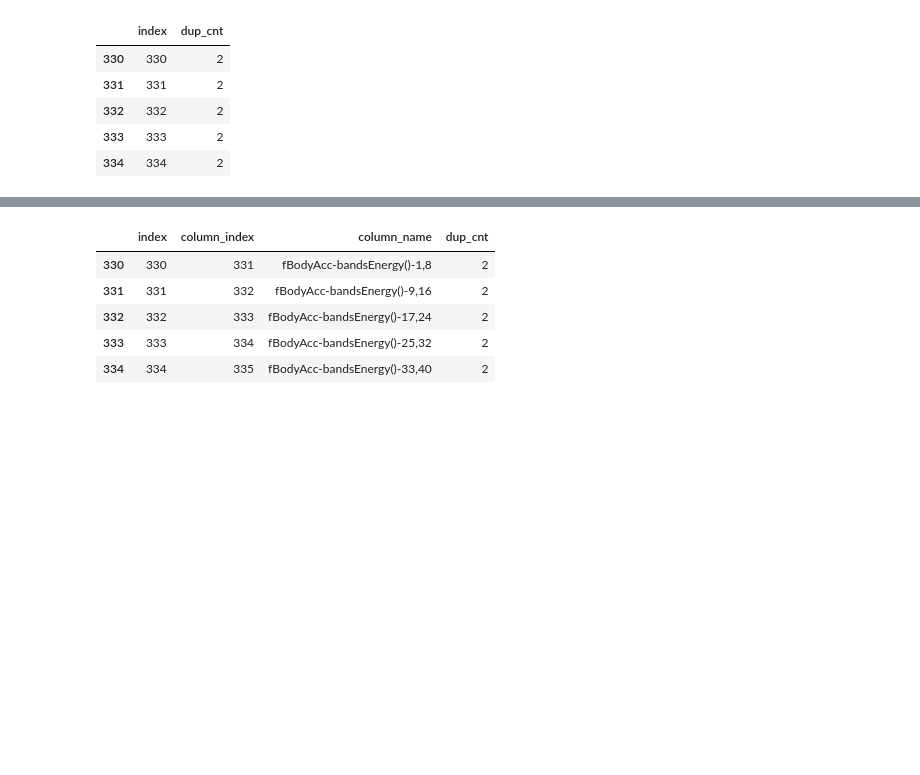
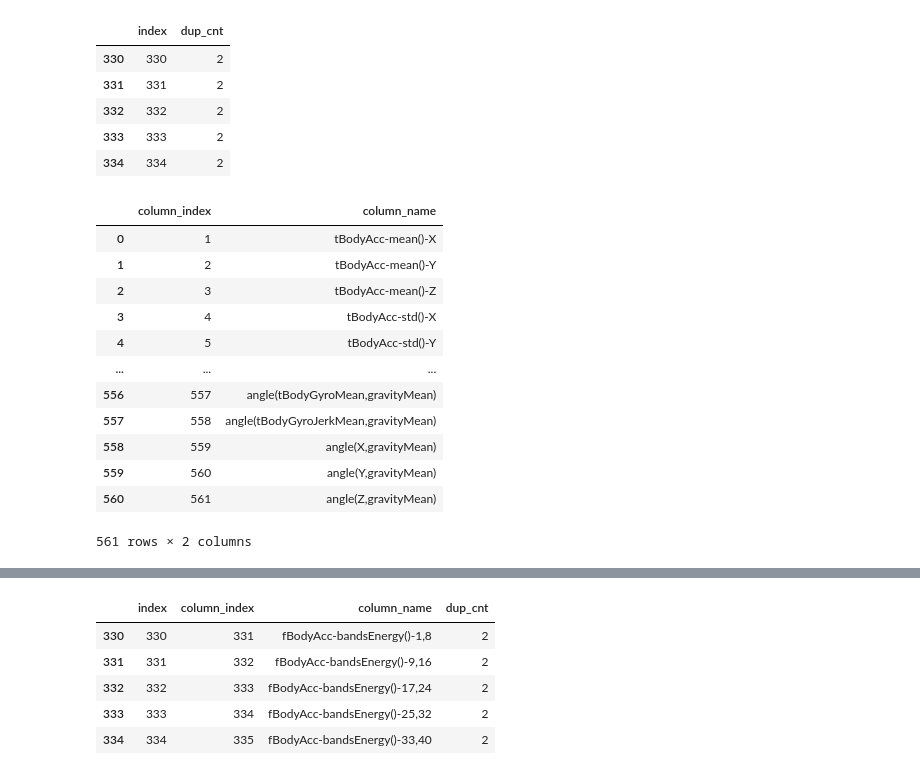
Before and after one commit to shimseonjo/pythoncode, a Jupyter notebook: pymldg-rev-master/4장/4.2 결정 트리.ipynb, the cells around one changed output, grey strips where cells are left out. Cells and saved outputs as stored; diff of their text form; code cells hidden in the pictures; blank space fills up the shorter version.

```diff
--- a/pymldg-rev-master/4장/4.2 결정 트리.ipynb
+++ b/pymldg-rev-master/4장/4.2 결정 트리.ipynb
@@ -176,3 +176,19 @@ feature_dup_df[feature_dup_df['dup_cnt']>1].head()
 | 332 | 332 | 2 |
 | 333 | 333 | 2 |
 | 334 | 334 | 2 |
+# %%
+feature_name_df
+# %% [output]
+|  | column_index | column_name |
+| 0 | 1 | tBodyAcc-mean()-X |
+| 1 | 2 | tBodyAcc-mean()-Y |
+| 2 | 3 | tBodyAcc-mean()-Z |
+| 3 | 4 | tBodyAcc-std()-X |
+| 4 | 5 | tBodyAcc-std()-Y |
+| ... | ... | ... |
+| 556 | 557 | angle(tBodyGyroMean,gravityMean) |
+| 557 | 558 | angle(tBodyGyroJerkMean,gravityMean) |
+| 558 | 559 | angle(X,gravityMean) |
+| 559 | 560 | angle(Y,gravityMean) |
+| 560 | 561 | angle(Z,gravityMean) |
+561 rows × 2 columns
```
Also changed, not shown: parts of 6 cells of this notebook.
